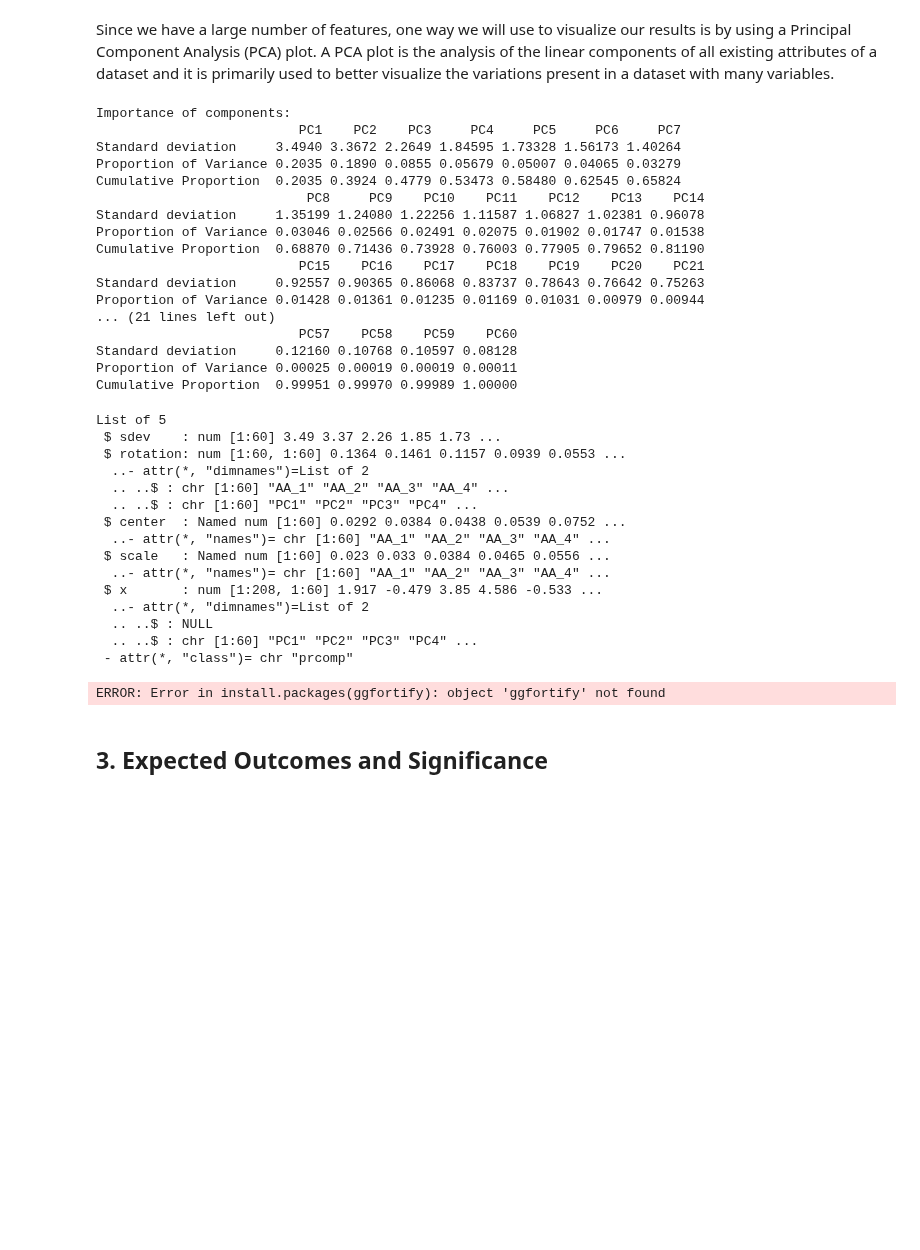
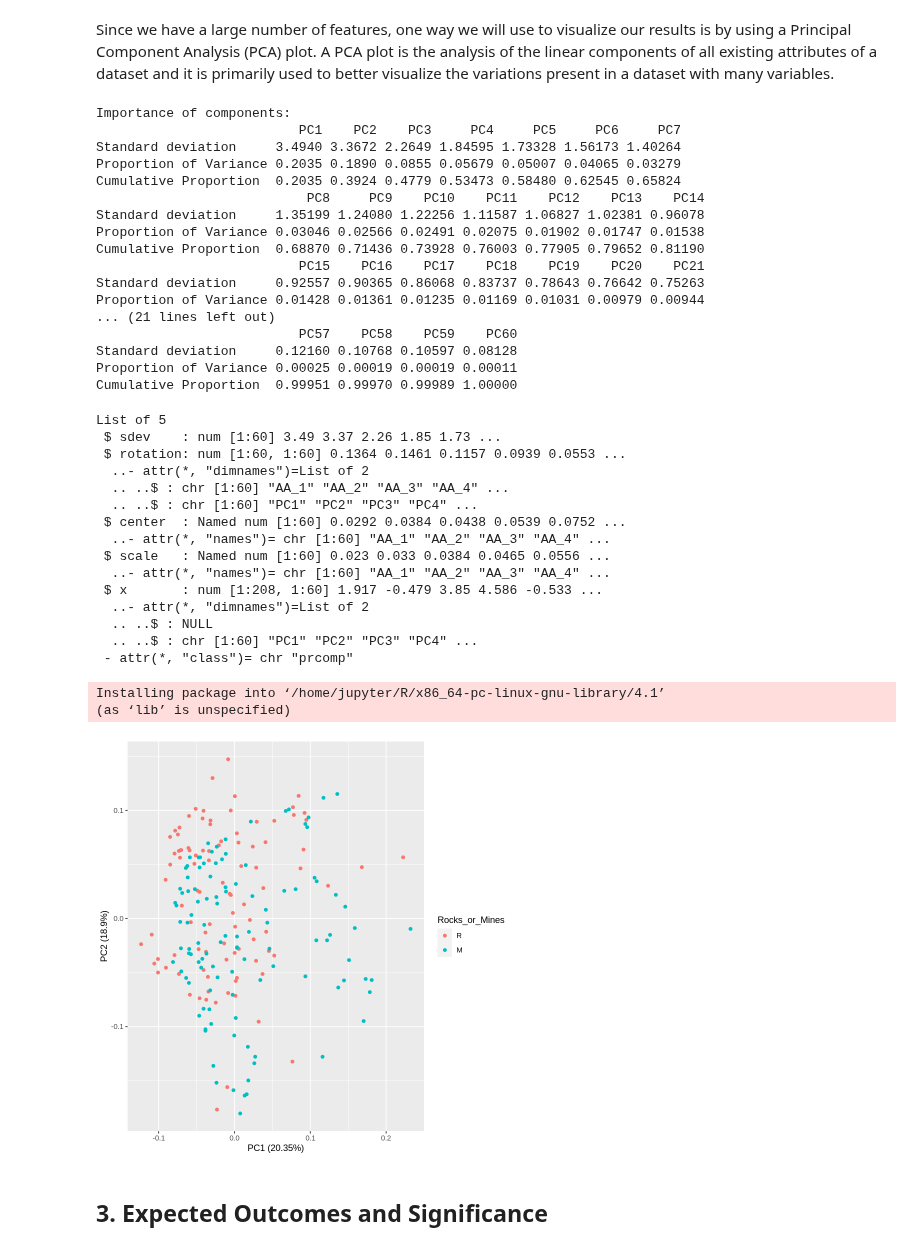
Before and after one commit to m2icocoa/group_project_team_6, a Jupyter notebook: proposal.ipynb, the cells around one changed output. Cells and saved outputs as stored; diff of their text form; code cells hidden in the pictures; blank space fills up the shorter version.

Commit message:
Plot PCA

```diff
--- a/proposal.ipynb
+++ b/proposal.ipynb
@@ -327,52 +327,54 @@ sonar_pca <- prcomp(sonar[,c(1:60)],
 summary(sonar_pca)
 str(sonar_pca)
 
-install.packages(ggfortify)
+install.packages("ggfortify")
 library(ggfortify)
 sonar_pca_plot <- autoplot(sonar_pca, data = sonar, colour = 'Rocks_or_Mines')
 sonar_pca_plot
 
 # For a better understanding of the linear transformation of features, biplot( ) function also be used to plot PCA.
-biplot_sonar_pca <- biplot(sonar_pca)
-biplot_sonar_pca
+# biplot_sonar_pca <- biplot(sonar_pca)
+# biplot_sonar_pca
 
 # For determining the ideal features which can be justified after performing PCA, the plot( ) function can be used to plot the precomp object.
-plot_sonar_pca <- plot(sonar_pca, type = '1')
-plot_sonar_pca
+# plot_sonar_pca <- plot(sonar_pca, type = '1')
+# plot_sonar_pca
 # %% [output]
 Importance of components:
                           PC1    PC2    PC3     PC4     PC5     PC6     PC7
 Standard deviation     3.4940 3.3672 2.2649 1.84595 1.73328 1.56173 1.40264
 Proportion of Variance 0.2035 0.1890 0.0855 0.05679 0.05007 0.04065 0.03279
 Cumulative Proportion  0.2035 0.3924 0.4779 0.53473 0.58480 0.62545 0.65824
                            PC8     PC9    PC10    PC11    PC12    PC13    PC14
 Standard deviation     1.35199 1.24080 1.22256 1.11587 1.06827 1.02381 0.96078
 Proportion of Variance 0.03046 0.02566 0.02491 0.02075 0.01902 0.01747 0.01538
 Cumulative Proportion  0.68870 0.71436 0.73928 0.76003 0.77905 0.79652 0.81190
                           PC15    PC16    PC17    PC18    PC19    PC20    PC21
 Standard deviation     0.92557 0.90365 0.86068 0.83737 0.78643 0.76642 0.75263
 Proportion of Variance 0.01428 0.01361 0.01235 0.01169 0.01031 0.00979 0.00944
 ... (21 lines left out)
                           PC57    PC58    PC59    PC60
 Standard deviation     0.12160 0.10768 0.10597 0.08128
 Proportion of Variance 0.00025 0.00019 0.00019 0.00011
 Cumulative Proportion  0.99951 0.99970 0.99989 1.00000
 List of 5
  $ sdev    : num [1:60] 3.49 3.37 2.26 1.85 1.73 ...
  $ rotation: num [1:60, 1:60] 0.1364 0.1461 0.1157 0.0939 0.0553 ...
   ..- attr(*, "dimnames")=List of 2
   .. ..$ : chr [1:60] "AA_1" "AA_2" "AA_3" "AA_4" ...
   .. ..$ : chr [1:60] "PC1" "PC2" "PC3" "PC4" ...
  $ center  : Named num [1:60] 0.0292 0.0384 0.0438 0.0539 0.0752 ...
   ..- attr(*, "names")= chr [1:60] "AA_1" "AA_2" "AA_3" "AA_4" ...
  $ scale   : Named num [1:60] 0.023 0.033 0.0384 0.0465 0.0556 ...
   ..- attr(*, "names")= chr [1:60] "AA_1" "AA_2" "AA_3" "AA_4" ...
  $ x       : num [1:208, 1:60] 1.917 -0.479 3.85 4.586 -0.533 ...
   ..- attr(*, "dimnames")=List of 2
   .. ..$ : NULL
   .. ..$ : chr [1:60] "PC1" "PC2" "PC3" "PC4" ...
  - attr(*, "class")= chr "prcomp"
-ERROR: Error in install.packages(ggfortify): object 'ggfortify' not found
+Installing package into ‘/home/jupyter/R/x86_64-pc-linux-gnu-library/4.1’
+(as ‘lib’ is unspecified)
+[figure, added]
 # %% [markdown]
 ## 3. Expected Outcomes and Significance
 # %% [markdown]
```
